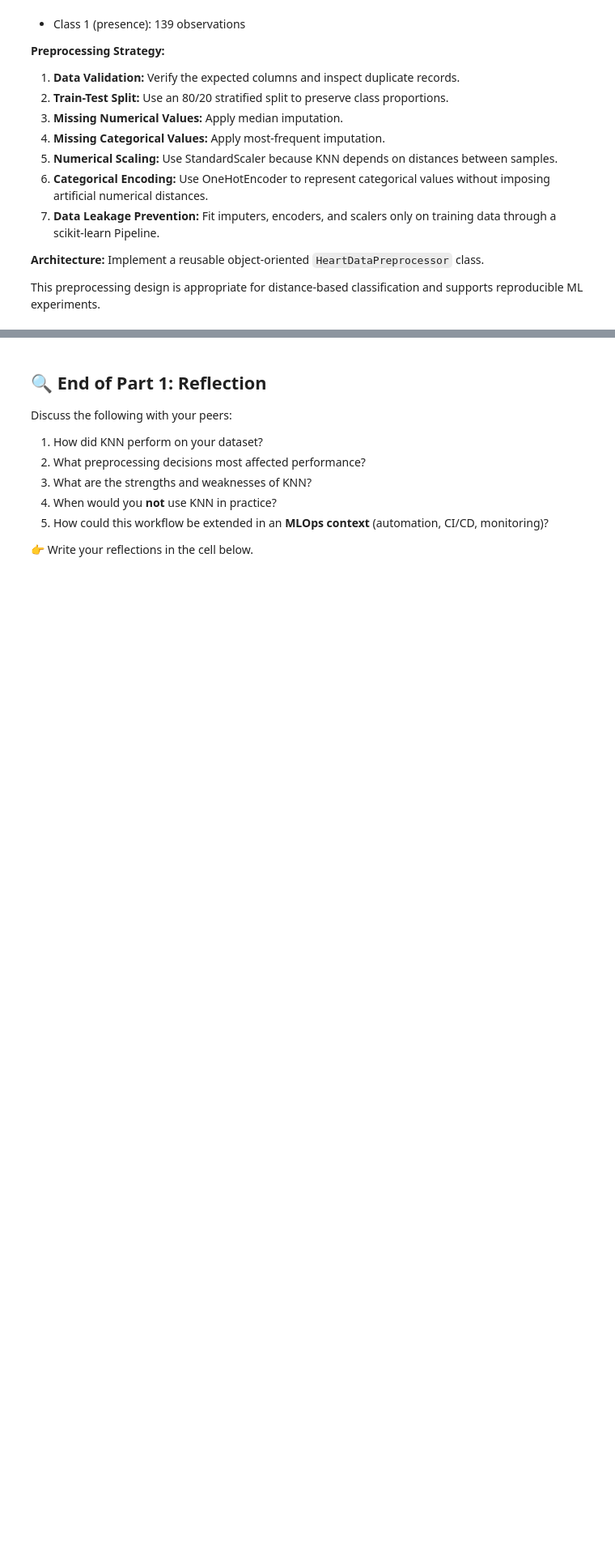
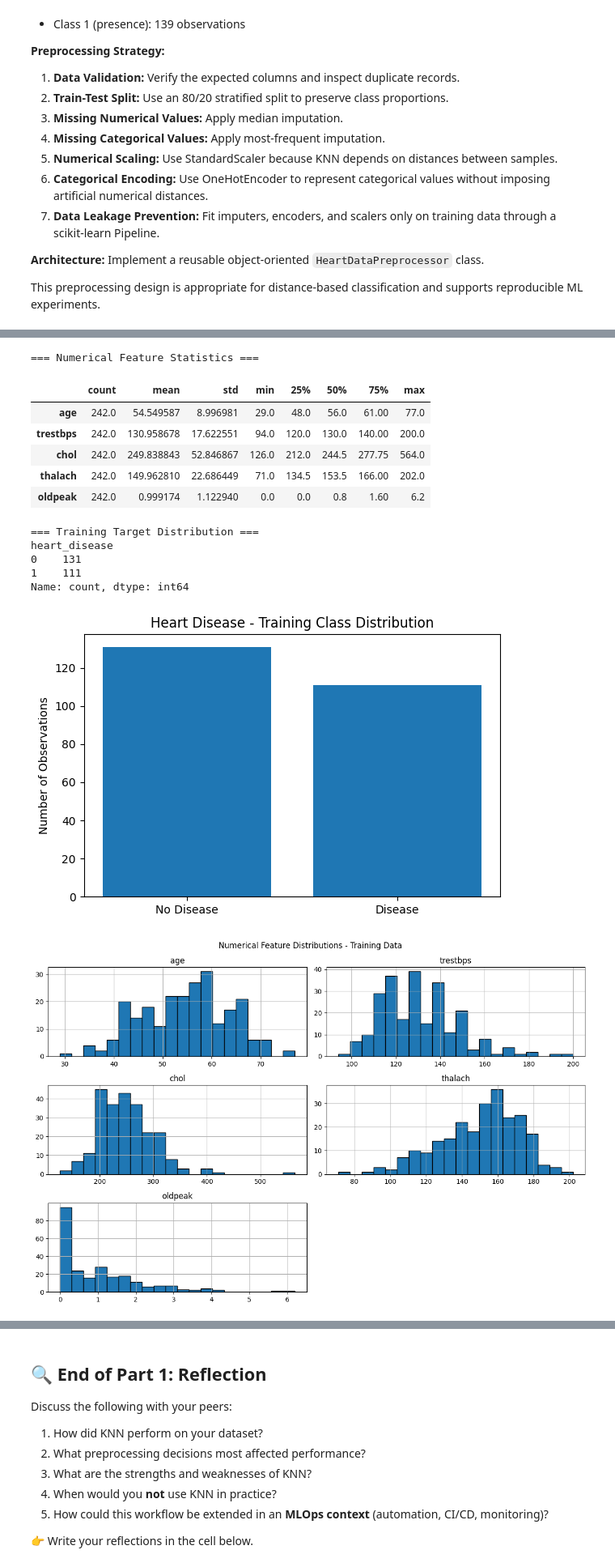
Before and after one commit to UbaidUllah777/KNearestNeighbors_Workshop, a Jupyter notebook: KNN_Workshop_Solution.ipynb.ipynb, the cells around one changed output, grey strips where cells are left out. Shown at 81% size. Cells and saved outputs as stored; diff of their text form; code cells hidden in the pictures; blank space fills up the shorter version.

```diff
--- a/KNN_Workshop_Solution.ipynb.ipynb
+++ b/KNN_Workshop_Solution.ipynb.ipynb
@@ -531,0 +675,73 @@ Transformers are not fitted yet.
+# %%
+import pandas as pd
+import matplotlib.pyplot as plt
+import numpy as np
+
+numerical_features = HeartDataPreprocessor.NUMERICAL_FEATURES
+
+# 1. Descriptive statistics (training data only)
+print("=== Numerical Feature Statistics ===")
+display(heart_X_train[numerical_features].describe().T)
+
+# 2. Target distribution
+print("\n=== Training Target Distribution ===")
+print(heart_y_train.value_counts().sort_index())
+
+fig, ax = plt.subplots(figsize=(6, 4))
+counts = heart_y_train.value_counts().reindex([0, 1])
+ax.bar(["No Disease", "Disease"], counts.values)
+ax.set_title("Heart Disease - Training Class Distribution")
+ax.set_ylabel("Number of Observations")
+plt.tight_layout()
+plt.show()
+
+# 3. Numerical feature distributions
+heart_X_train[numerical_features].hist(
+    figsize=(12, 8),
+    bins=20,
+    edgecolor="black"
+)
+plt.suptitle("Numerical Feature Distributions - Training Data")
+plt.tight_layout()
+plt.show()
+
+# 4. Correlation heatmap
+correlation = heart_X_train[numerical_features].corr()
+
+fig, ax = plt.subplots(figsize=(8, 6))
+im = ax.imshow(correlation, cmap="coolwarm", vmin=-1, vmax=1)
+
+ax.set_xticks(range(len(numerical_features)))
+ax.set_yticks(range(len(numerical_features)))
+ax.set_xticklabels(numerical_features, rotation=45, ha="right")
+ax.set_yticklabels(numerical_features)
+
+for i in range(len(numerical_features)):
+    for j in range(len(numerical_features)):
+        ax.text(
+            j, i,
+            f"{correlation.iloc[i, j]:.2f}",
+            ha="center",
+            va="center",
+            fontsize=9
+        )
+
+plt.colorbar(im, ax=ax, label="Pearson Correlation")
+plt.title("Numerical Feature Correlation Matrix")
+plt.tight_layout()
+plt.show()
+# %% [output]
+=== Numerical Feature Statistics ===
+|  | count | mean | std | min | 25% | 50% | 75% | max |
+| age | 242.0 | 54.549587 | 8.996981 | 29.0 | 48.0 | 56.0 | 61.00 | 77.0 |
+| trestbps | 242.0 | 130.958678 | 17.622551 | 94.0 | 120.0 | 130.0 | 140.00 | 200.0 |
+| chol | 242.0 | 249.838843 | 52.846867 | 126.0 | 212.0 | 244.5 | 277.75 | 564.0 |
+| thalach | 242.0 | 149.962810 | 22.686449 | 71.0 | 134.5 | 153.5 | 166.00 | 202.0 |
+| oldpeak | 242.0 | 0.999174 | 1.122940 | 0.0 | 0.0 | 0.8 | 1.60 | 6.2 |
+=== Training Target Distribution ===
+heart_disease
+0    131
+1    111
+Name: count, dtype: int64
+[figure, added]
+[figure, added]
```
Also changed, not shown: parts of 36 cells of this notebook, 14 other files.
